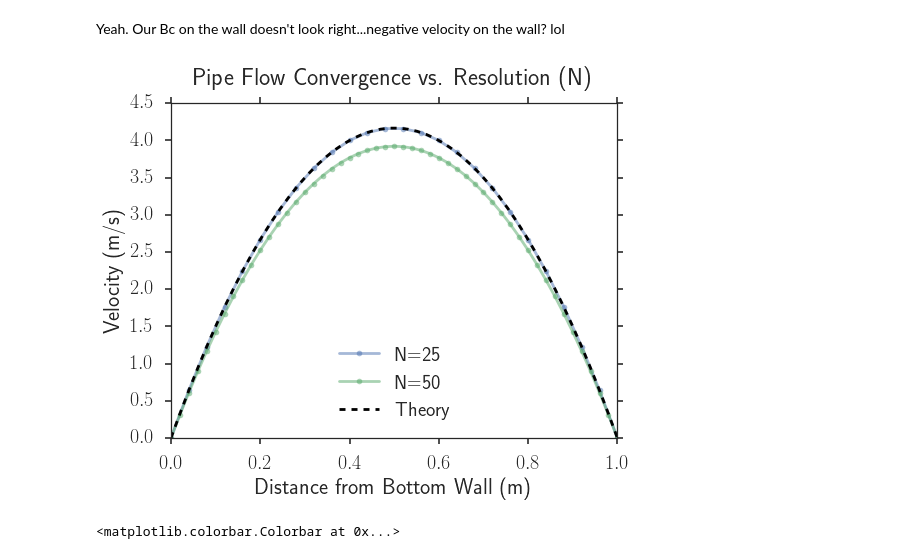
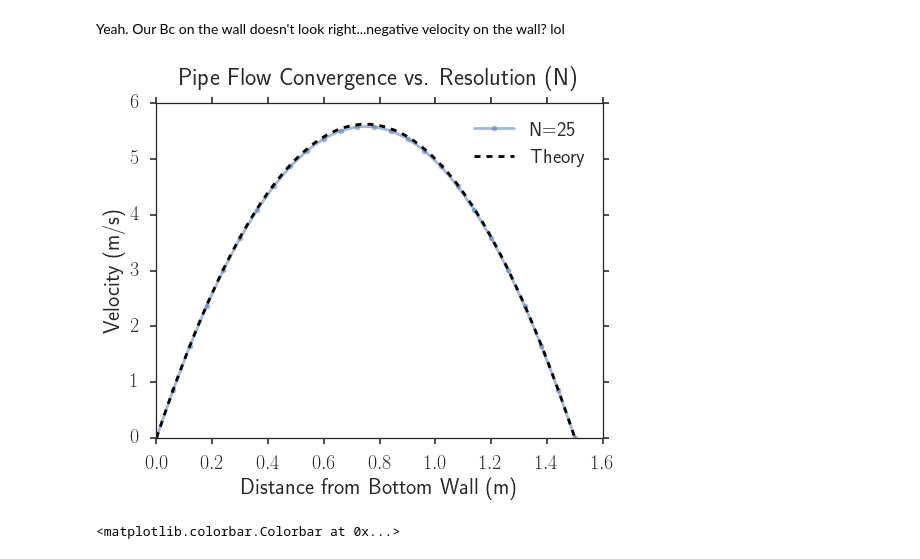
Before and after one commit to latticeboltzmann/2d-lb, a Jupyter notebook: docs/opencl_dimensionless_verification.ipynb, the cells around one changed output. Saved outputs shown, nothing was run; the diff lists cells and outputs as text; code cells hidden in the pictures.

Commit message:
Changing nu, pipe length, and diameter all work. Looks like the problem is rho...

```diff
--- a/docs/opencl_dimensionless_verification.ipynb
+++ b/docs/opencl_dimensionless_verification.ipynb
@@ -17,13 +17,13 @@ sns.set_style('ticks')
 # %% [markdown]
 We create simulations at different resolutions with the same Reynold's number.
 # %%
-D = 1. # meter
+D = 1.5 # meter
 rho = 1. # kg/m^3
-nu = .3 # Viscosity, m^2/s
+nu = .5 # Viscosity, m^2/s
 
 pressure_grad = -10 # Pa/m
 
-pipe_length = 3*D # meter
+pipe_length = 2*D # meter
 
 sim0 = lb_cl.Pipe_Flow(diameter=D, rho=rho, viscosity=nu, pressure_grad=pressure_grad, pipe_length=pipe_length,
                        N=25, time_prefactor=1.,
@@ -110,7 +127,7 @@ outlet rho: 1.0
 # %% [markdown]
 We run each simulation for the same amount of time when approaching the steady state. This is a little tricky as each simulation has a different time step.
 # %%
-time_to_run = 10 # dimensionless time
+time_to_run = 5 # dimensionless time
 num_steps = int(time_to_run/sim0.delta_t)
 print 'Running for', num_steps
 # %% [output]
@@ -196,44 +213,44 @@ We now compare our simulations with theory.
 Yeah. Our Bc on the wall doesn't look right...negative velocity on the wall? lol
 # %%
 fields0 = sim0.get_physical_fields()
-fields1 = sim1.get_physical_fields()
+#fields1 = sim1.get_physical_fields()
 # fields2 = sim2.get_physical_fields()
 
 x_values = np.arange(fields0['u'].T.shape[0])*sim0.delta_x*sim0.L
 # Get the mean velocity in the x direction
 mean_u = fields0['u'].T.mean(axis=1)
 plt.plot(x_values, mean_u, label='N=25', ls='-', marker='.', alpha=0.5)
 
 
-x_values = np.arange(fields1['u'].T.shape[0])*sim1.delta_x*sim1.L
-# Get the mean velocity in the x direction
-mean_u = fields1['u'].T.mean(axis=1)
-plt.plot(x_values, mean_u, label='N=50', ls='-', marker='.', alpha=0.5)
+# x_values = np.arange(fields1['u'].T.shape[0])*sim1.delta_x*sim1.L
+# # Get the mean velocity in the x direction
+# mean_u = fields1['u'].T.mean(axis=1)
+# plt.plot(x_values, mean_u, label='N=50', ls='-', marker='.', alpha=0.5)
 
 # x_values = np.arange(fields2['u'].T.shape[0])*sim2.delta_x*sim2.L
 # mean_u = fields2['u'].T.mean(axis=1)
 # plt.plot(x_values, mean_u, label='N=150', ls='-', marker='.', alpha=0.5)
 
 prefactor = (1./(2*rho*nu))*pressure_grad
 y = np.linspace(0, D)
 
 predicted = prefactor*y*(y-D)
 # Convert non-dim predicted
 
 plt.plot(y, predicted, label='Theory', color='Black', ls='--')
 
 plt.xlabel('Distance from Bottom Wall (m)')
 plt.ylabel('Velocity (m/s)')
 
 plt.title('Pipe Flow Convergence vs. Resolution (N)', y=1.04)
 
 plt.legend(loc='best')
 
 plt.gcf().set_size_inches(8, 6)
 
 plt.savefig('resolution_convergence_nonscaled.png', dpi=200, bbox_inches='tight')
 # %% [output]
-[figure, old version]
+[figure, new version]
 # %%
 plt.imshow(fields0['u'].T)
 plt.colorbar()
```
Also changed, not shown: parts of 2 cells of this notebook.
